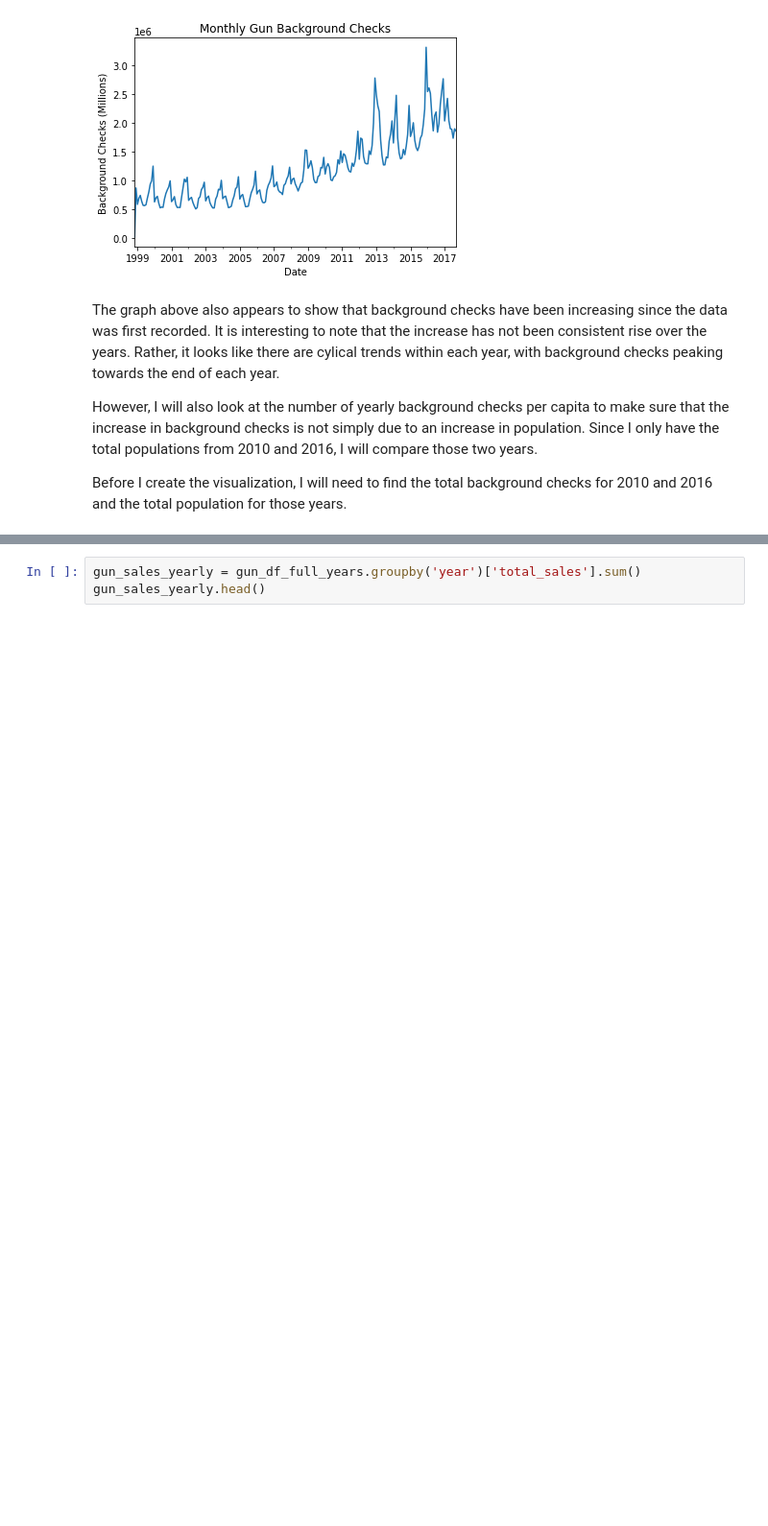
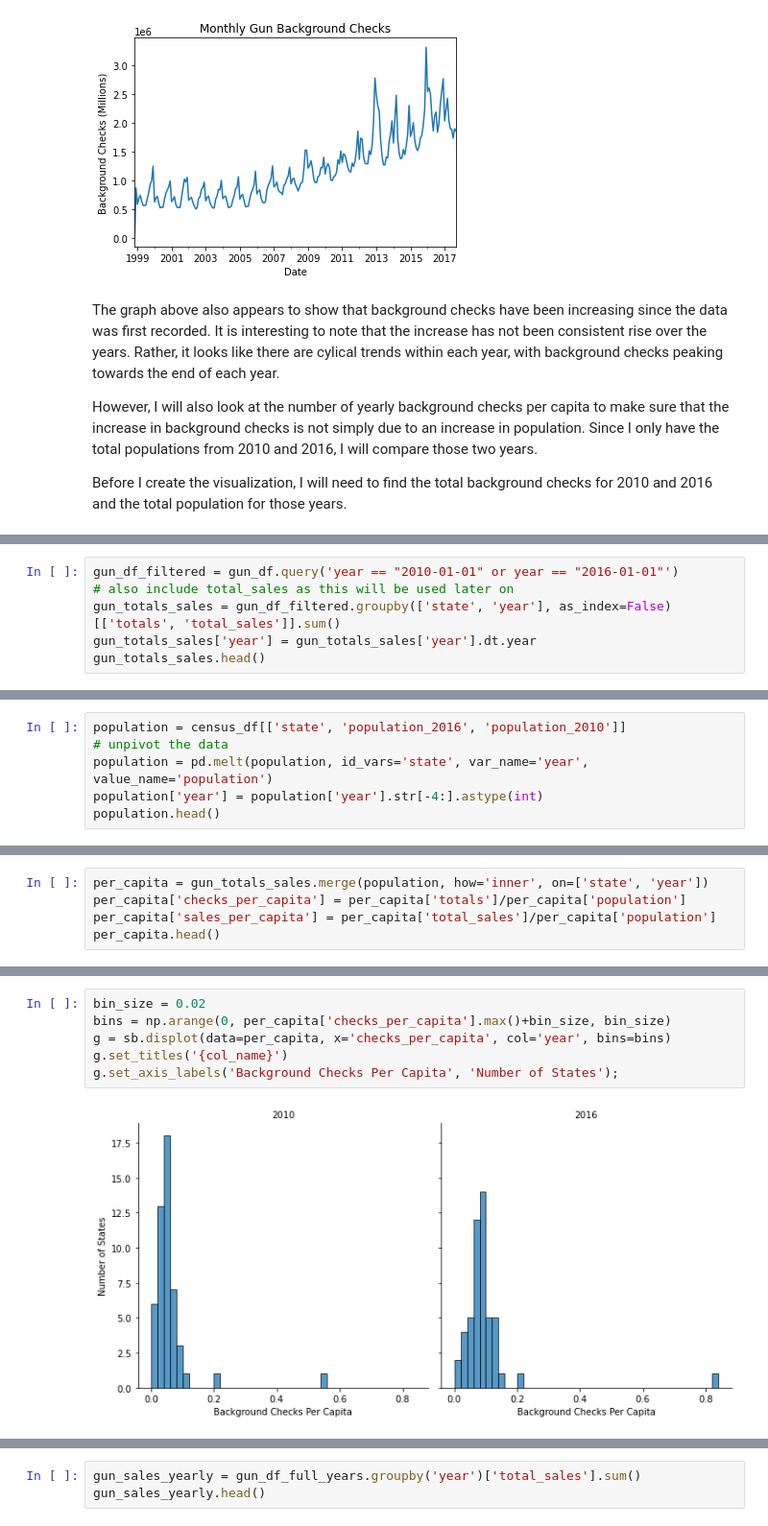
Before and after one commit to evanchen13/gun-census, a Jupyter notebook: gun-census.ipynb, the cells around one changed output, grey strips where cells are left out. Shown at 96% size. Drawn from its saved outputs; the diff is of its cells as text; blank space fills up the shorter version.

Commit message:
refactor: Change visualizations
Change yearly per capita comparison bar charts to histograms

```diff
--- a/gun-census.ipynb
+++ b/gun-census.ipynb
@@ -671,0 +645,6 @@ def compare_2010_2016(col):
+# %%
+gun_df_filtered = gun_df.query('year == "2010-01-01" or year == "2016-01-01"')
+# also include total_sales as this will be used later on
+gun_totals_sales = gun_df_filtered.groupby(['state', 'year'], as_index=False)[['totals', 'total_sales']].sum()
+gun_totals_sales['year'] = gun_totals_sales['year'].dt.year
+gun_totals_sales.head()
@@ -671,0 +658,6 @@ def compare_2010_2016(col):
+# %%
+population = census_df[['state', 'population_2016', 'population_2010']]
+# unpivot the data
+population = pd.melt(population, id_vars='state', var_name='year', value_name='population')
+population['year'] = population['year'].str[-4:].astype(int)
+population.head()
@@ -686,0 +673,5 @@ plot_labels('Background Checks Per Capita', 'Year', 'Background Checks Per Capit
+# %%
+per_capita = gun_totals_sales.merge(population, how='inner', on=['state', 'year'])
+per_capita['checks_per_capita'] = per_capita['totals']/per_capita['population']
+per_capita['sales_per_capita'] = per_capita['total_sales']/per_capita['population']
+per_capita.head()
@@ -687 +685,9 @@ plot_labels('Background Checks Per Capita', 'Year', 'Background Checks Per Capit
+# %%
+bin_size = 0.02
+bins = np.arange(0, per_capita['checks_per_capita'].max()+bin_size, bin_size)
+g = sb.displot(data=per_capita, x='checks_per_capita', col='year', bins=bins)
+g.set_titles('{col_name}')
+g.set_axis_labels('Background Checks Per Capita', 'Number of States');
+# %% [output]
+[figure, added]
 # %% [markdown]
```
Also changed, not shown: parts of 28 cells of this notebook.
